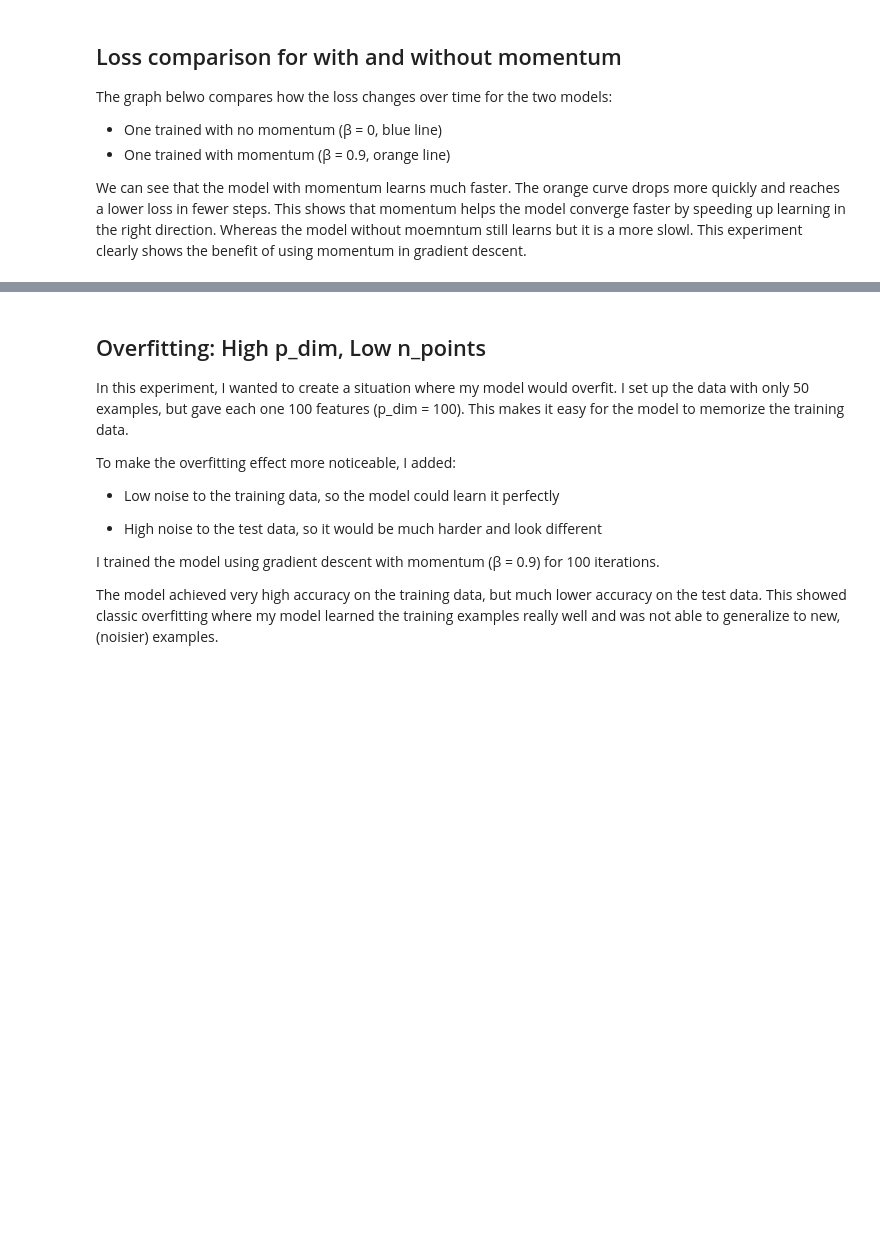
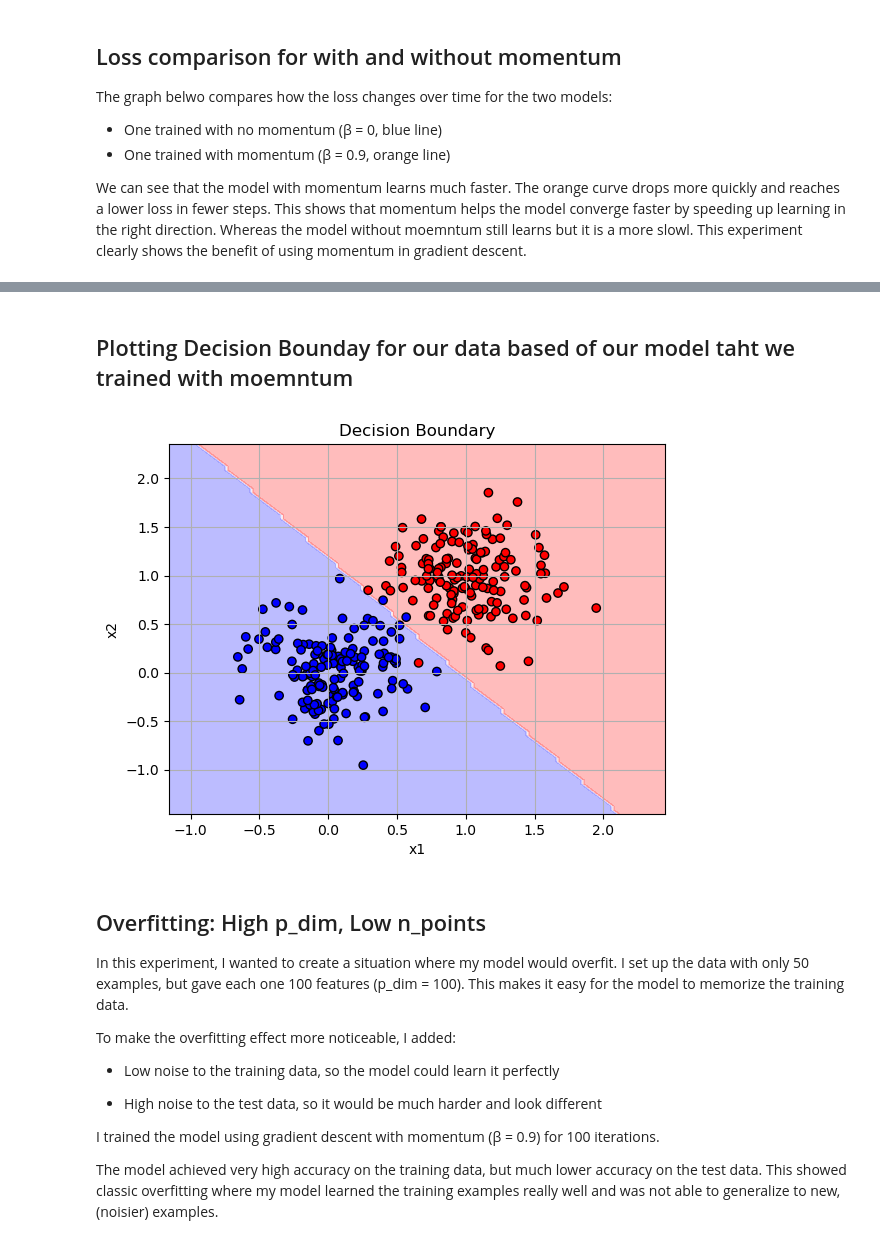
Before and after one commit to Pbabu-Github/ML-Projects, a Jupyter notebook: posts/implementing logistic regression/index.ipynb, the cells around one changed output, grey strips where cells are left out. Cells and saved outputs as stored; diff of their text form; code cells hidden in the pictures; blank space fills up the shorter version.

```diff
--- a/posts/implementing logistic regression/index.ipynb
+++ b/posts/implementing logistic regression/index.ipynb
@@ -109,3 +140,9 @@ plt.show()
+# %% [markdown]
+## Plotting Decision Bounday for our data based of our model taht we trained with moemntum
+# %%
+plot_decision_boundary(LR_momentum, X.numpy(), y.numpy())
+# %% [output]
+[figure, added]
 # %% [markdown]
 ## Overfitting: High p_dim, Low n_points
 
```
Also changed, not shown: parts of 6 cells of this notebook, 12 other files.
